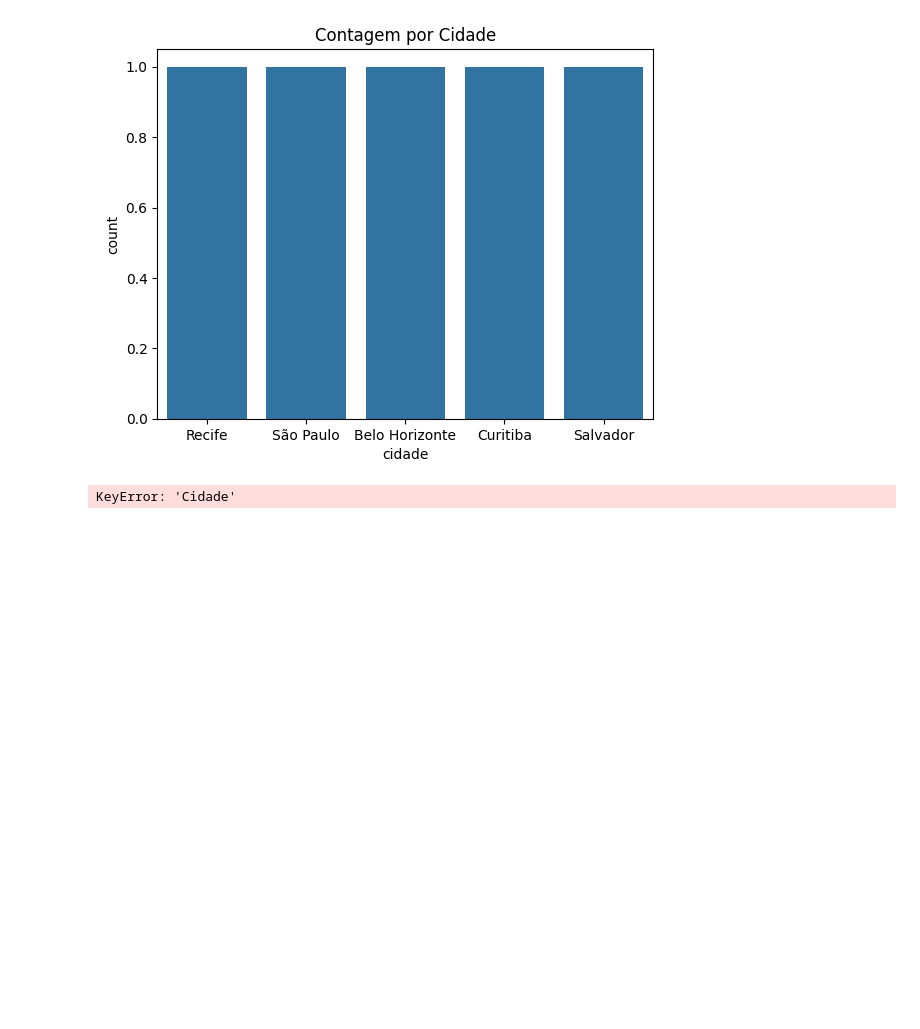
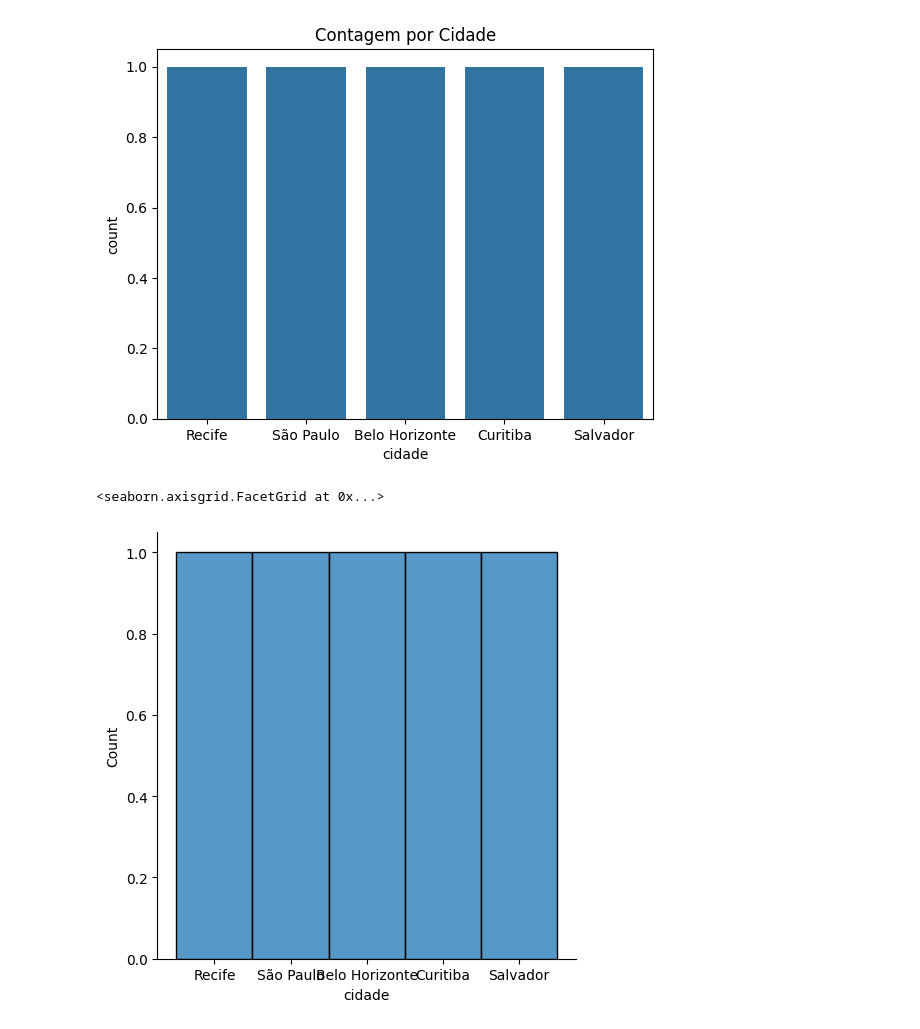
Before and after one commit to VitoriaN27/Python, a Jupyter notebook: limpezadedados.ipynb, the cells around one changed output. Saved outputs shown, nothing was run; the diff lists cells and outputs as text; code cells hidden in the pictures; blank space fills up the shorter version.

```diff
--- a/limpezadedados.ipynb
+++ b/limpezadedados.ipynb
@@ -74,8 +74,9 @@ srn.countplot(x='cidade', data=dataset).set_title('Contagem por Cidade')
 Text(0.5, 1.0, 'Contagem por Cidade')
 [figure]
 # %%
-srn.displot(dataset['Cidade']).set_titles('Cidade')
+srn.displot(dataset['cidade']).set_titles('cidade')
 # %% [output]
-KeyError: 'Cidade'
+<seaborn.axisgrid.FacetGrid at 0x...>
+[figure, added]
 # %%
 #idade
```
Also changed, not shown: parts of 13 cells of this notebook.
